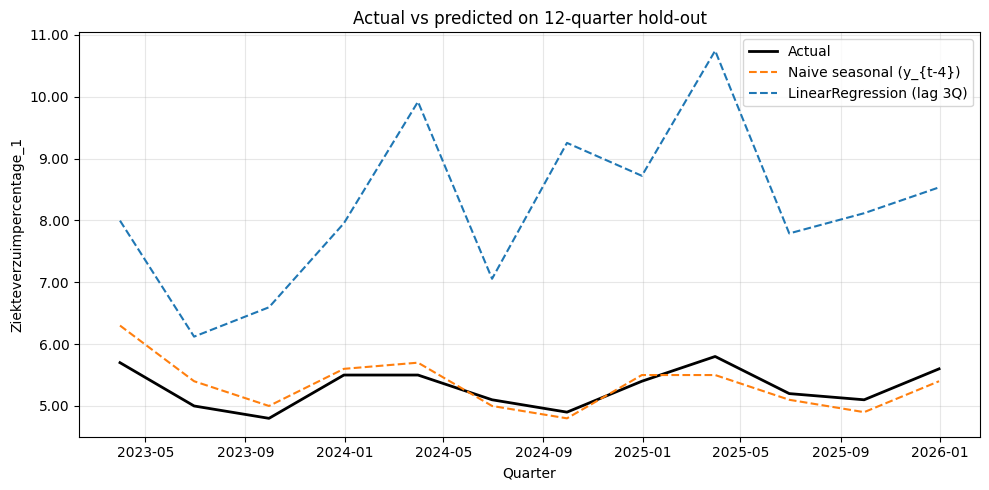
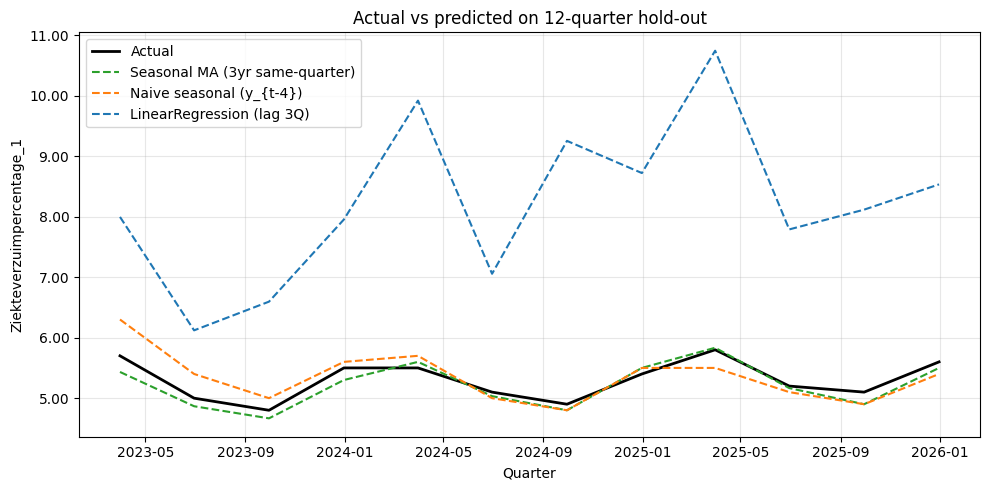
The notebook cell's code change between the first figure and the second:
--- before
+++ after
@@ -1,7 +1,8 @@
 fig, ax = plt.subplots(figsize=(10, 5))
 
-ax.plot(test.index, y_test.values,       label="Actual",                    color="black", linewidth=2)
-ax.plot(test.index, y_pred_naive.values, label="Naive seasonal (y_{t-4})",  color="tab:orange", linestyle="--")
-ax.plot(test.index, y_pred_lr,           label="LinearRegression (lag 3Q)", color="tab:blue",   linestyle="--")
+ax.plot(test.index, y_test.values,       label="Actual",                          color="black",      linewidth=2)
+ax.plot(test.index, y_pred_sma.values,   label="Seasonal MA (3yr same-quarter)",  color="tab:green",  linestyle="--")
+ax.plot(test.index, y_pred_naive.values, label="Naive seasonal (y_{t-4})",        color="tab:orange", linestyle="--")
+ax.plot(test.index, y_pred_lr,           label="LinearRegression (lag 3Q)",       color="tab:blue",   linestyle="--")
 
 ax.set_title("Actual vs predicted on 12-quarter hold-out")

Commit: 3ML models for first comparison